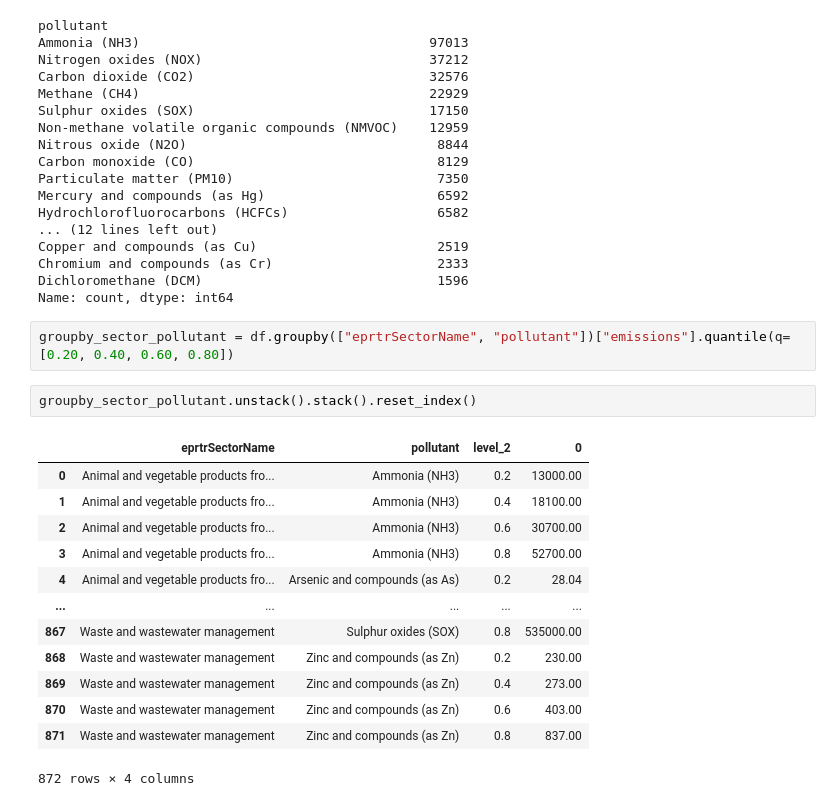
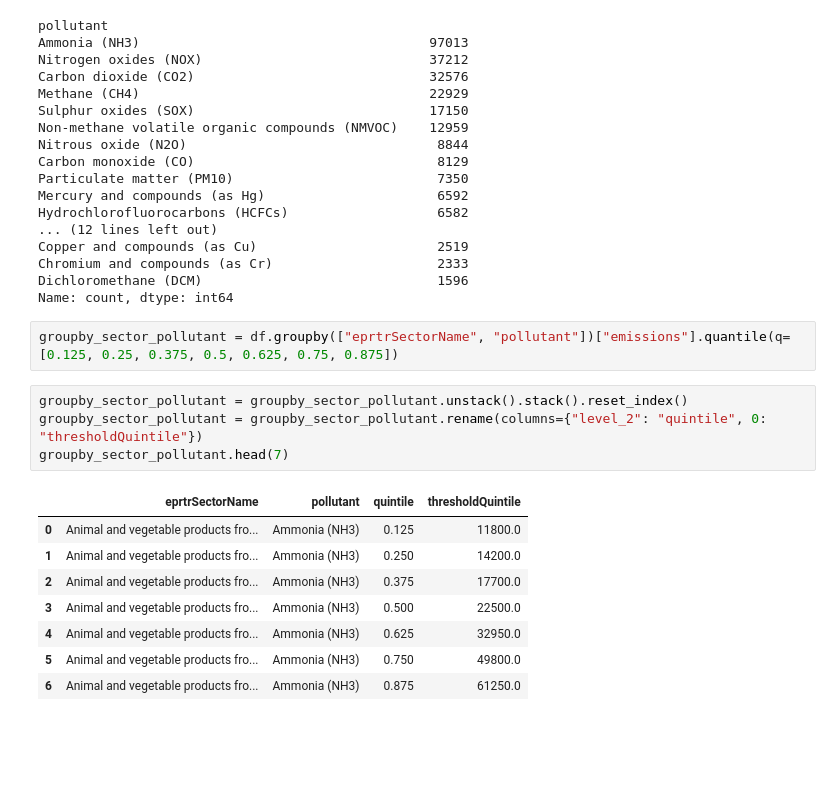
Before and after one commit to FanZy0127/environmental_impact, a Jupyter notebook: modules/Air/jupyter_main_air.ipynb, the cells around one changed output. Cells and saved outputs as stored; diff of their text form; blank space fills up the shorter version.

```diff
--- a/modules/Air/jupyter_main_air.ipynb
+++ b/modules/Air/jupyter_main_air.ipynb
@@ -874,20 +896,17 @@ Chromium and compounds (as Cr)                     2333
 Dichloromethane (DCM)                              1596
 Name: count, dtype: int64
 # %%
-groupby_sector_pollutant = df.groupby(["eprtrSectorName", "pollutant"])["emissions"].quantile(q=[0.20, 0.40, 0.60, 0.80])
+groupby_sector_pollutant = df.groupby(["eprtrSectorName", "pollutant"])["emissions"].quantile(q=[0.125, 0.25, 0.375, 0.5, 0.625, 0.75, 0.875])
-# %%
-groupby_sector_pollutant.unstack().stack().reset_index()
-# %% [output]
-|  | eprtrSectorName | pollutant | level_2 | 0 |
-| 0 | Animal and vegetable products fro... | Ammonia (NH3) | 0.2 | 13000.00 |
-| 1 | Animal and vegetable products fro... | Ammonia (NH3) | 0.4 | 18100.00 |
-| 2 | Animal and vegetable products fro... | Ammonia (NH3) | 0.6 | 30700.00 |
-| 3 | Animal and vegetable products fro... | Ammonia (NH3) | 0.8 | 52700.00 |
-| 4 | Animal and vegetable products fro... | Arsenic and compounds (as As) | 0.2 | 28.04 |
-| ... | ... | ... | ... | ... |
-| 867 | Waste and wastewater management | Sulphur oxides (SOX) | 0.8 | 535000.00 |
-| 868 | Waste and wastewater management | Zinc and compounds (as Zn) | 0.2 | 230.00 |
-| 869 | Waste and wastewater management | Zinc and compounds (as Zn) | 0.4 | 273.00 |
-| 870 | Waste and wastewater management | Zinc and compounds (as Zn) | 0.6 | 403.00 |
-| 871 | Waste and wastewater management | Zinc and compounds (as Zn) | 0.8 | 837.00 |
-872 rows × 4 columns
+# %%
+groupby_sector_pollutant = groupby_sector_pollutant.unstack().stack().reset_index()
+groupby_sector_pollutant = groupby_sector_pollutant.rename(columns={"level_2": "quintile", 0: "thresholdQuintile"})
+groupby_sector_pollutant.head(7)
+# %% [output]
+|  | eprtrSectorName | pollutant | quintile | thresholdQuintile |
+| 0 | Animal and vegetable products fro... | Ammonia (NH3) | 0.125 | 11800.0 |
+| 1 | Animal and vegetable products fro... | Ammonia (NH3) | 0.250 | 14200.0 |
+| 2 | Animal and vegetable products fro... | Ammonia (NH3) | 0.375 | 17700.0 |
+| 3 | Animal and vegetable products fro... | Ammonia (NH3) | 0.500 | 22500.0 |
+| 4 | Animal and vegetable products fro... | Ammonia (NH3) | 0.625 | 32950.0 |
+| 5 | Animal and vegetable products fro... | Ammonia (NH3) | 0.750 | 49800.0 |
+| 6 | Animal and vegetable products fro... | Ammonia (NH3) | 0.875 | 61250.0 |
```
Also changed, not shown: parts of 18 cells of this notebook.
